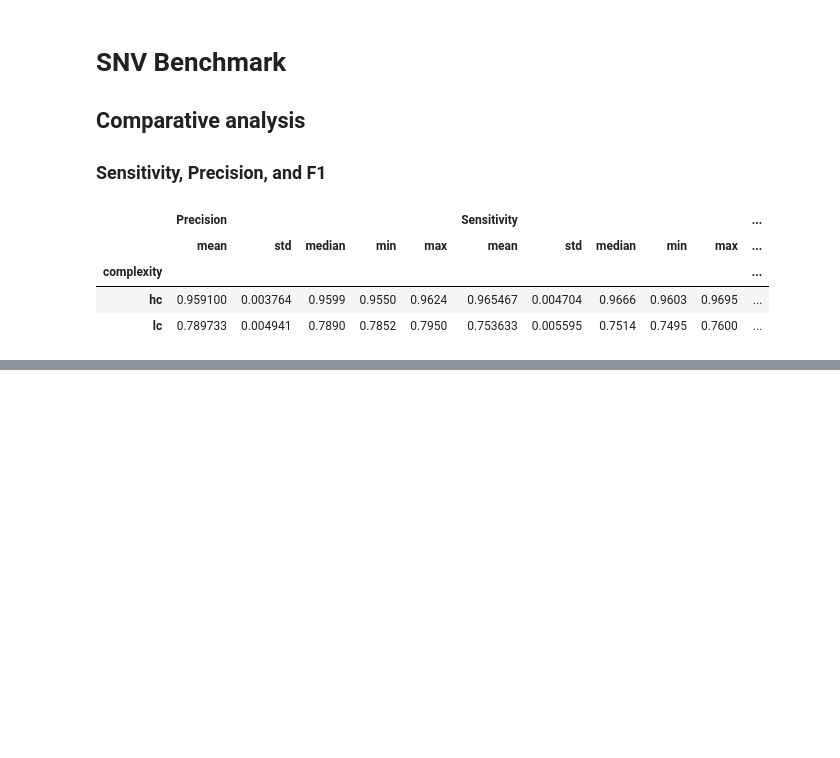
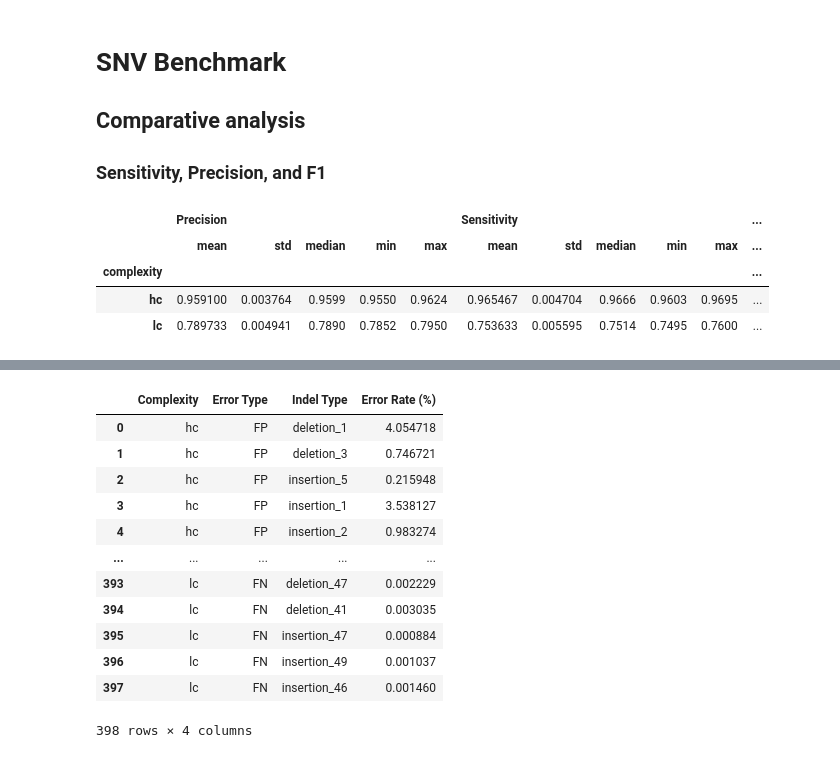
Before and after one commit to KHP-Informatics/ont-benchmark, a Jupyter notebook: jupyter/ont-benchmark.ipynb, the cells around one changed output, grey strips where cells are left out. Saved outputs shown, nothing was run; the diff lists cells and outputs as text; code cells hidden in the pictures; blank space fills up the shorter version.

```diff
--- a/jupyter/ont-benchmark.ipynb
+++ b/jupyter/ont-benchmark.ipynb
@@ -199,0 +447,67 @@ illumina_snv_stats
+# %%
+def analyze_indel_errors(complexity, sample_ids):
+    error_types = defaultdict(lambda: defaultdict(int))
+    total_variants = 0
+    fn_count = 0
+
+    for _, row in sample_ids.iterrows():
+        sample_id = row["ont_id"]
+        base_path = f"output/indel/rtg_vcfeval/{complexity}/{sample_id}.indel"
+
+        fp_file = os.path.join(base_path, "fp.vcf.gz")
+        fn_file = os.path.join(base_path, "fn.vcf.gz")
+        tp_file = os.path.join(base_path, "tp.vcf.gz")
+
+        with pysam.VariantFile(tp_file) as vcf:
+            total_variants += sum(1 for _ in vcf)
+
+        with pysam.VariantFile(fp_file) as vcf:
+            for record in vcf:
+                indel_type = (
+                    "insertion" if len(record.alts[0]) > len(record.ref) else "deletion"
+                )
+                indel_length = abs(len(record.alts[0]) - len(record.ref))
+                error_types["FP"][f"{indel_type}_{indel_length}"] += 1
+                total_variants += 1
+
+        with pysam.VariantFile(fn_file) as vcf:
+            for record in vcf:
+                indel_type = (
+                    "insertion" if len(record.alts[0]) > len(record.ref) else "deletion"
+                )
+                indel_length = abs(len(record.alts[0]) - len(record.ref))
+                error_types["FN"][f"{indel_type}_{indel_length}"] += 1
+                fn_count += 1
+
+    total_variants += fn_count
+
+    return error_types, total_variants
+
+
+indel_error_data = {}
+indel_total_variants_data = {}
+
+for comp in complexities:
+    indel_error_data[comp], indel_total_variants_data[comp] = analyze_indel_errors(
+        comp, sample_ids
+    )
+
+indel_plot_data = []
+for comp, error_data in indel_error_data.items():
+    total_variants = indel_total_variants_data[comp]
+    for error_type, indel_types in error_data.items():
+        for indel_type, count in indel_types.items():
+            error_rate = (count / total_variants) * 100
+            indel_plot_data.append(
+                {
+                    "Complexity": comp,
+                    "Error Type": error_type,
+                    "Indel Type": indel_type,
+                    "Error Rate (%)": error_rate,
+                }
+            )
+
+indel_plot_df = pd.DataFrame(indel_plot_data)
+
+indel_plot_df
+# %% [output]
@@ -199,0 +525,13 @@ illumina_snv_stats
+|  | Complexity | Error Type | Indel Type | Error Rate (%) |
+| 0 | hc | FP | deletion_1 | 4.054718 |
+| 1 | hc | FP | deletion_3 | 0.746721 |
+| 2 | hc | FP | insertion_5 | 0.215948 |
+| 3 | hc | FP | insertion_1 | 3.538127 |
+| 4 | hc | FP | insertion_2 | 0.983274 |
+| ... | ... | ... | ... | ... |
+| 393 | lc | FN | deletion_47 | 0.002229 |
+| 394 | lc | FN | deletion_41 | 0.003035 |
+| 395 | lc | FN | insertion_47 | 0.000884 |
+| 396 | lc | FN | insertion_49 | 0.001037 |
+| 397 | lc | FN | insertion_46 | 0.001460 |
+398 rows × 4 columns
```
Also changed, not shown: parts of 18 cells of this notebook.
